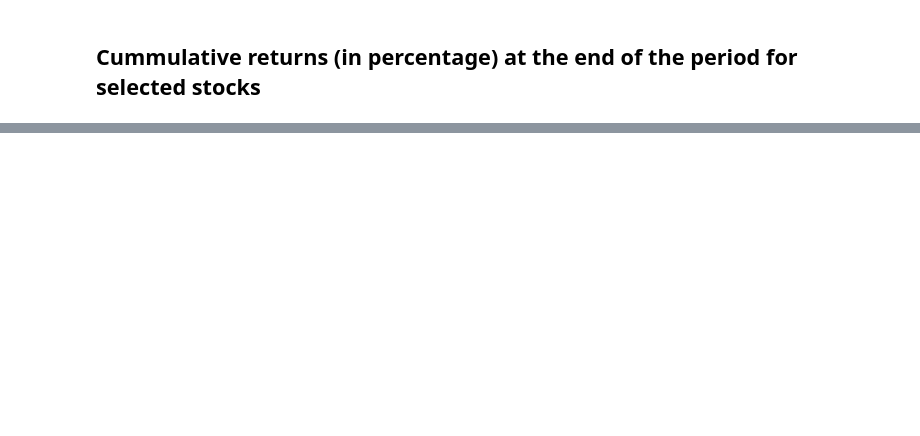
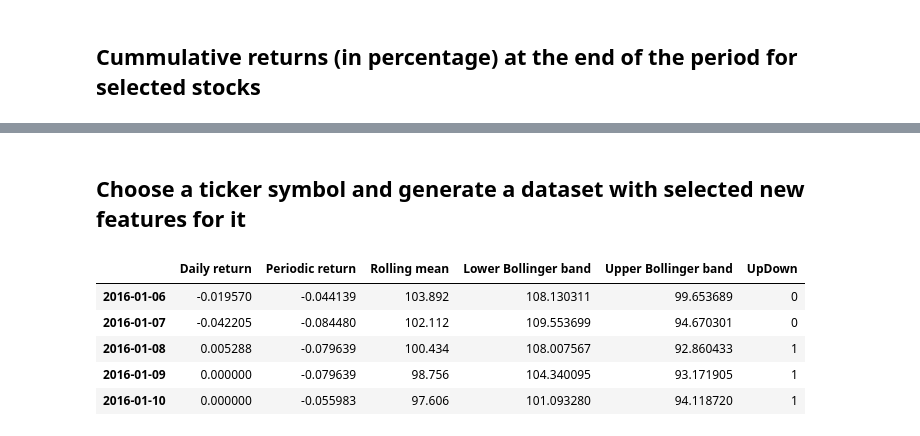
Before and after one commit to iamandicip/ml_projects, a Jupyter notebook: capstone_project/stock_market_forecast.ipynb, the cells around one changed output, grey strips where cells are left out. Cells and saved outputs as stored; diff of their text form; code cells hidden in the pictures; blank space fills up the shorter version.

Commit message:
added functionality to generate the dataset on which to learn

```diff
--- a/capstone_project/stock_market_forecast.ipynb
+++ b/capstone_project/stock_market_forecast.ipynb
@@ -148,0 +152,18 @@ Name: 2016-12-30 00:00:00, dtype: float64
+# %% [markdown]
+## Choose a ticker symbol and generate a dataset with selected new features for it
+# %%
+symbol = 'AAPL'
+window = 5
+start_date = datetime.datetime(2016, 1, 1)
+end_date = datetime.datetime(2016, 12, 31)
+
+df = su.preprocess_data(symbol, window, start_date, end_date)
+
+df.head()
+# %% [output]
+|  | Daily return | Periodic return | Rolling mean | Lower Bollinger band | Upper Bollinger band | UpDown |
+| 2016-01-06 | -0.019570 | -0.044139 | 103.892 | 108.130311 | 99.653689 | 0 |
+| 2016-01-07 | -0.042205 | -0.084480 | 102.112 | 109.553699 | 94.670301 | 0 |
+| 2016-01-08 | 0.005288 | -0.079639 | 100.434 | 108.007567 | 92.860433 | 1 |
+| 2016-01-09 | 0.000000 | -0.079639 | 98.756 | 104.340095 | 93.171905 | 1 |
+| 2016-01-10 | 0.000000 | -0.055983 | 97.606 | 101.093280 | 94.118720 | 1 |
```
Also changed, not shown: parts of 5 cells of this notebook, 1 other file.
